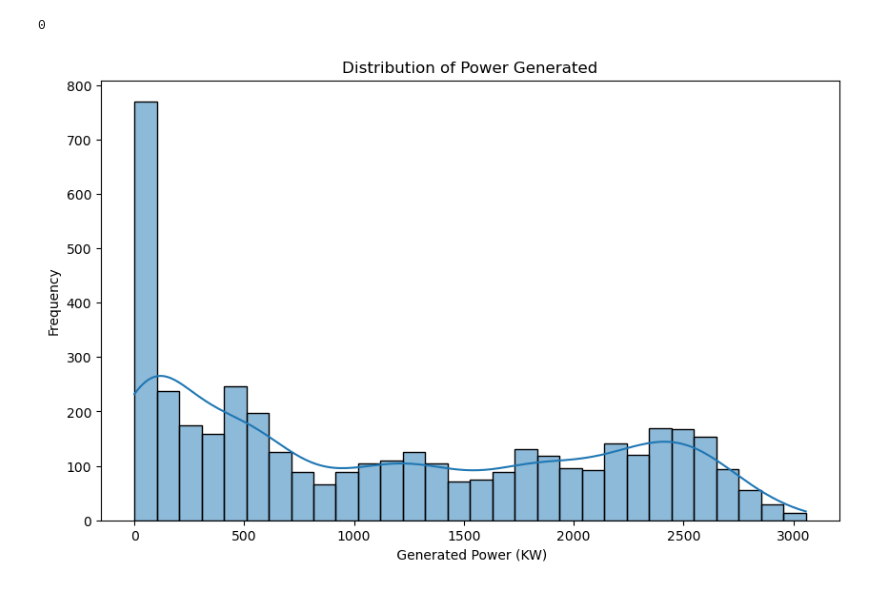
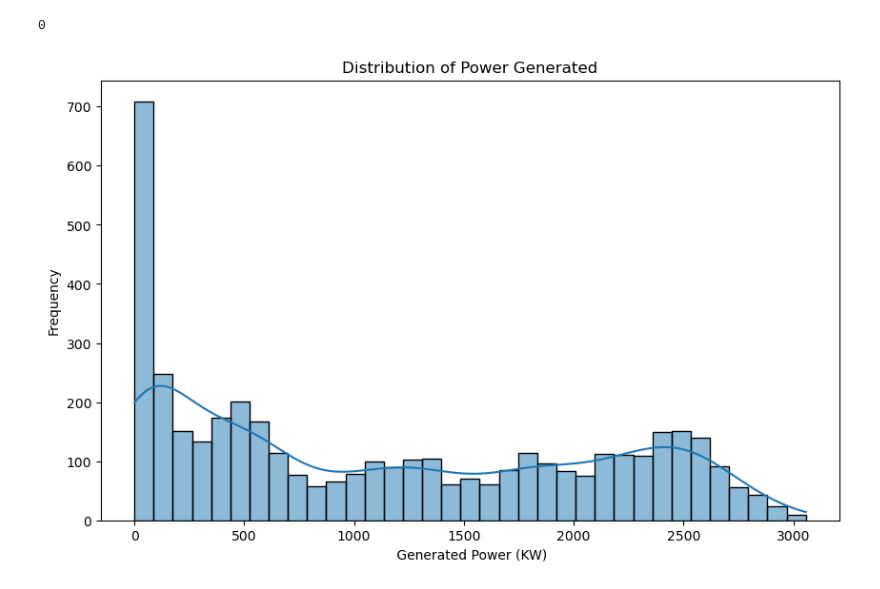
Before and after one commit to Priyanshu00700/Enter-Week-1, a Jupyter notebook: ai_green/solar_power.ipynb, the cells around one changed output. Drawn from its saved outputs; the diff is of its cells as text; code cells hidden in the pictures.

```diff
--- a/ai_green/solar_power.ipynb
+++ b/ai_green/solar_power.ipynb
@@ -86,10 +86,10 @@ df.duplicated().sum()
 import matplotlib.pyplot as plt
 # %%
 plt.figure(figsize=(10,6))
-sns.histplot(df['generated_power_kw'], bins=30, kde=True)
+sns.histplot(df['generated_power_kw'], bins=35, kde=True)
 plt.title('Distribution of Power Generated')
 plt.xlabel(' Generated Power (KW)')
 plt.ylabel('Frequency')
 plt.show()
 # %% [output]
-[figure, old version]
+[figure, new version]
```
Also changed, not shown: parts of 8 cells of this notebook.
